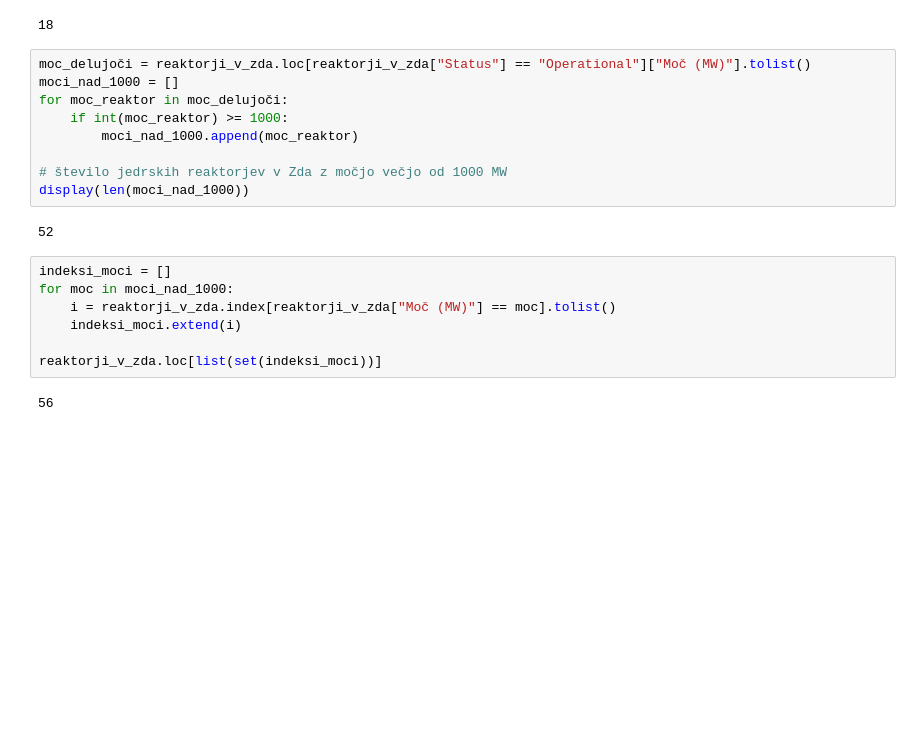
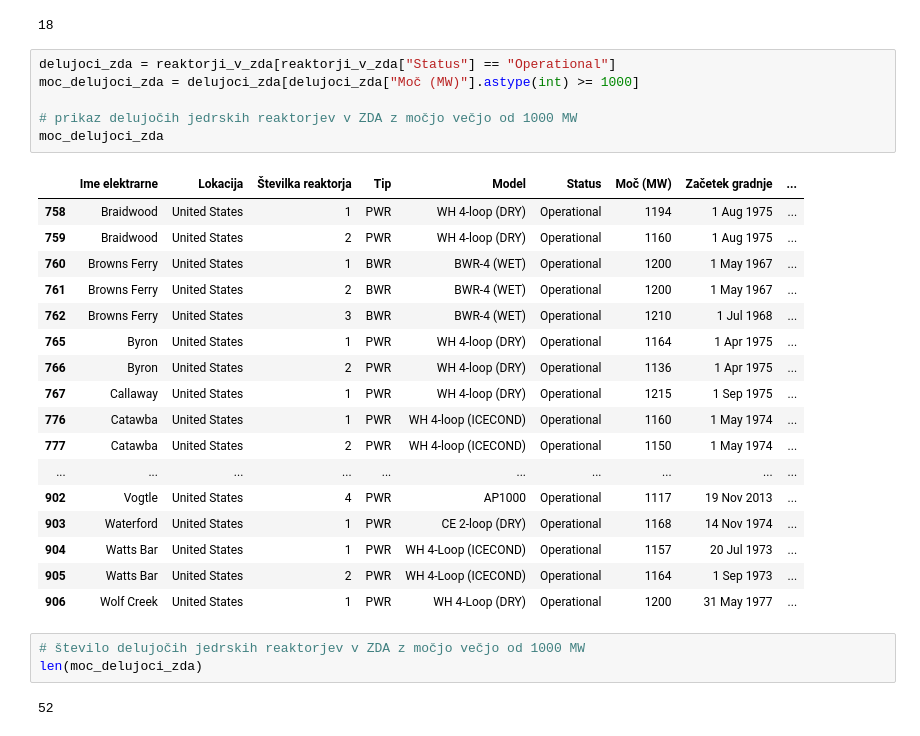
Before and after one commit to aljagombac/analiza-jedrskih-reaktorjev-in-nesrec, a Jupyter notebook: reaktoji_nesrece.ipynb, the cells around one changed output. Saved outputs shown, nothing was run; the diff lists cells and outputs as text; blank space fills up the shorter version.

```diff
--- a/reaktoji_nesrece.ipynb
+++ b/reaktoji_nesrece.ipynb
@@ -166,22 +249,31 @@ display(len(reaktorji_v_zda.query('Status == "Shut down"')))
 7
 18
 # %%
-moc_delujoči = reaktorji_v_zda.loc[reaktorji_v_zda["Status"] == "Operational"]["Moč (MW)"].tolist()
-moci_nad_1000 = []
-for moc_reaktor in moc_delujoči:
-    if int(moc_reaktor) >= 1000:
-        moci_nad_1000.append(moc_reaktor)
+delujoci_zda = reaktorji_v_zda[reaktorji_v_zda["Status"] == "Operational"]
+moc_delujoci_zda = delujoci_zda[delujoci_zda["Moč (MW)"].astype(int) >= 1000]
 
-# število jedrskih reaktorjev v Zda z močjo večjo od 1000 MW
-display(len(moci_nad_1000))
+# prikaz delujočih jedrskih reaktorjev v ZDA z močjo večjo od 1000 MW
+moc_delujoci_zda
 # %% [output]
-52
+|  | Ime elektrarne | Lokacija | Številka reaktorja | Tip | Model | Status | Moč (MW) | Začetek gradnje | ... |
+| 758 | Braidwood | United States | 1 | PWR | WH 4-loop (DRY) | Operational | 1194 | 1 Aug 1975 | ... |
+| 759 | Braidwood | United States | 2 | PWR | WH 4-loop (DRY) | Operational | 1160 | 1 Aug 1975 | ... |
+| 760 | Browns Ferry | United States | 1 | BWR | BWR-4 (WET) | Operational | 1200 | 1 May 1967 | ... |
+| 761 | Browns Ferry | United States | 2 | BWR | BWR-4 (WET) | Operational | 1200 | 1 May 1967 | ... |
+| 762 | Browns Ferry | United States | 3 | BWR | BWR-4 (WET) | Operational | 1210 | 1 Jul 1968 | ... |
+| 765 | Byron | United States | 1 | PWR | WH 4-loop (DRY) | Operational | 1164 | 1 Apr 1975 | ... |
+| 766 | Byron | United States | 2 | PWR | WH 4-loop (DRY) | Operational | 1136 | 1 Apr 1975 | ... |
+| 767 | Callaway | United States | 1 | PWR | WH 4-loop (DRY) | Operational | 1215 | 1 Sep 1975 | ... |
+| 776 | Catawba | United States | 1 | PWR | WH 4-loop (ICECOND) | Operational | 1160 | 1 May 1974 | ... |
+| 777 | Catawba | United States | 2 | PWR | WH 4-loop (ICECOND) | Operational | 1150 | 1 May 1974 | ... |
+| ... | ... | ... | ... | ... | ... | ... | ... | ... | ... |
+| 902 | Vogtle | United States | 4 | PWR | AP1000 | Operational | 1117 | 19 Nov 2013 | ... |
+| 903 | Waterford | United States | 1 | PWR | CE 2-loop (DRY) | Operational | 1168 | 14 Nov 1974 | ... |
+| 904 | Watts Bar | United States | 1 | PWR | WH 4-Loop (ICECOND) | Operational | 1157 | 20 Jul 1973 | ... |
+| 905 | Watts Bar | United States | 2 | PWR | WH 4-Loop (ICECOND) | Operational | 1164 | 1 Sep 1973 | ... |
+| 906 | Wolf Creek | United States | 1 | PWR | WH 4-Loop (DRY) | Operational | 1200 | 31 May 1977 | ... |
-# %%
-indeksi_moci = []
-for moc in moci_nad_1000:
-    i = reaktorji_v_zda.index[reaktorji_v_zda["Moč (MW)"] == moc].tolist()
-    indeksi_moci.extend(i)
-
-reaktorji_v_zda.loc[list(set(indeksi_moci))]
-# %% [output]
-56
+# %%
+# število delujočih jedrskih reaktorjev v ZDA z močjo večjo od 1000 MW
+len(moc_delujoci_zda)
+# %% [output]
+52
```
Also changed, not shown: parts of 17 cells of this notebook.
